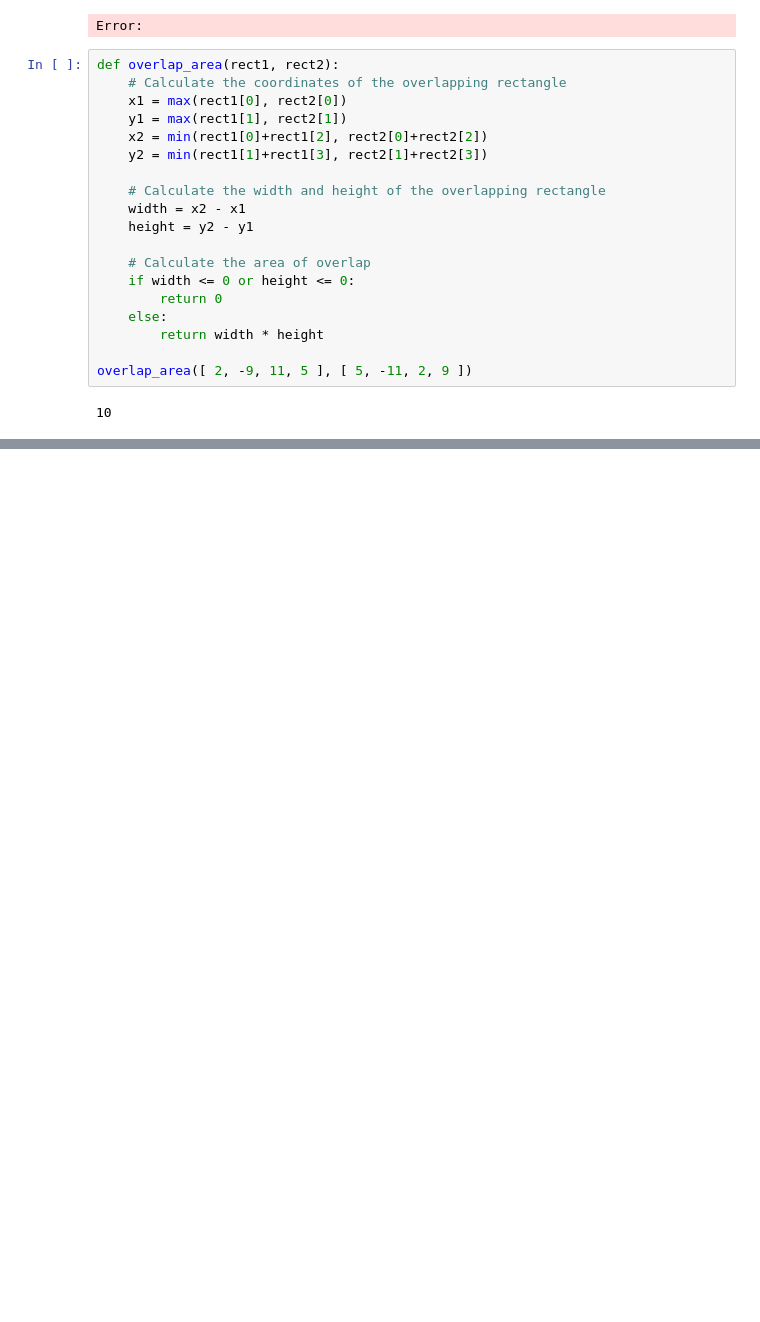
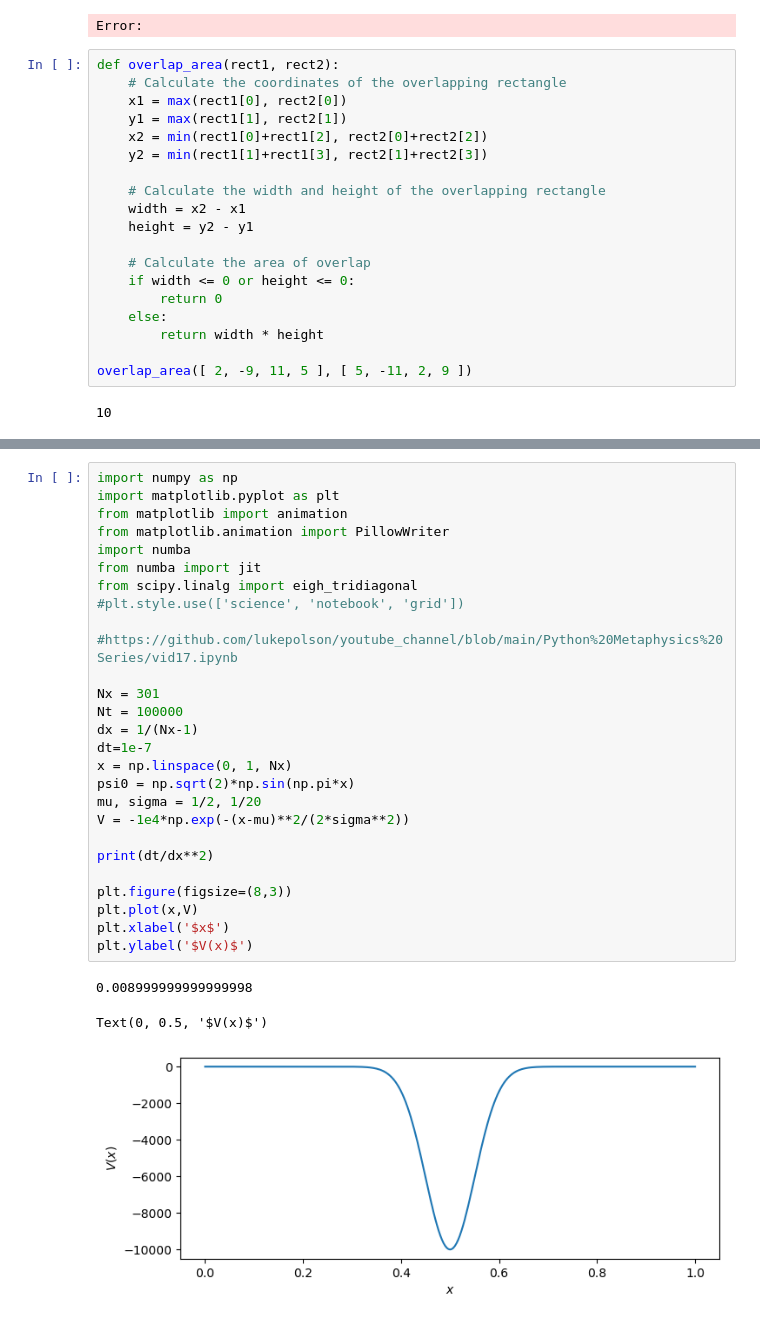
Before and after one commit to Paragon1997/Repository2023, a Jupyter notebook: main.ipynb, the cells around one changed output, grey strips where cells are left out. Saved outputs shown, nothing was run; the diff lists cells and outputs as text; blank space fills up the shorter version.

```diff
--- a/main.ipynb
+++ b/main.ipynb
@@ -374,0 +531,31 @@ overlap_area([ 2, -9, 11, 5 ], [ 5, -11, 2, 9 ])
+# %%
+import numpy as np
+import matplotlib.pyplot as plt
+from matplotlib import animation
+from matplotlib.animation import PillowWriter
+import numba
+from numba import jit
+from scipy.linalg import eigh_tridiagonal
+#plt.style.use(['science', 'notebook', 'grid'])
+
+#https://github.com/lukepolson/youtube_channel/blob/main/Python%20Metaphysics%20Series/vid17.ipynb
+
+Nx = 301
+Nt = 100000
+dx = 1/(Nx-1)
+dt=1e-7
+x = np.linspace(0, 1, Nx)
+psi0 = np.sqrt(2)*np.sin(np.pi*x)
+mu, sigma = 1/2, 1/20
+V = -1e4*np.exp(-(x-mu)**2/(2*sigma**2))
+
+print(dt/dx**2)
+
+plt.figure(figsize=(8,3))
+plt.plot(x,V)
+plt.xlabel('$x$')
+plt.ylabel('$V(x)$')
+# %% [output]
+0.008999999999999998
+Text(0, 0.5, '$V(x)$')
+[figure, added]
```
Also changed, not shown: parts of 4 cells of this notebook, 25 other files.
